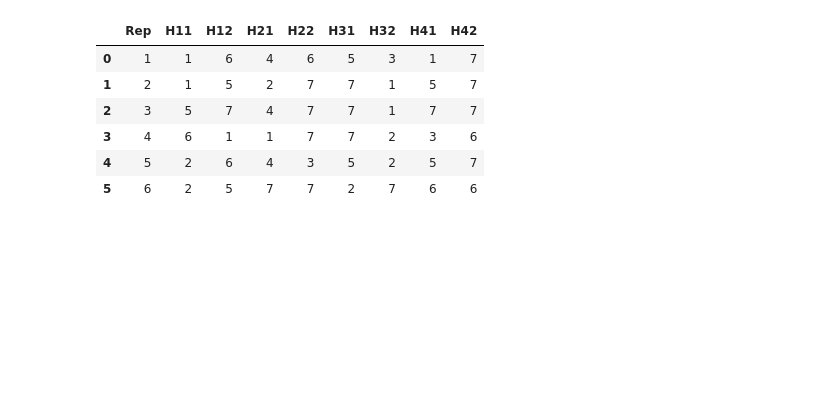
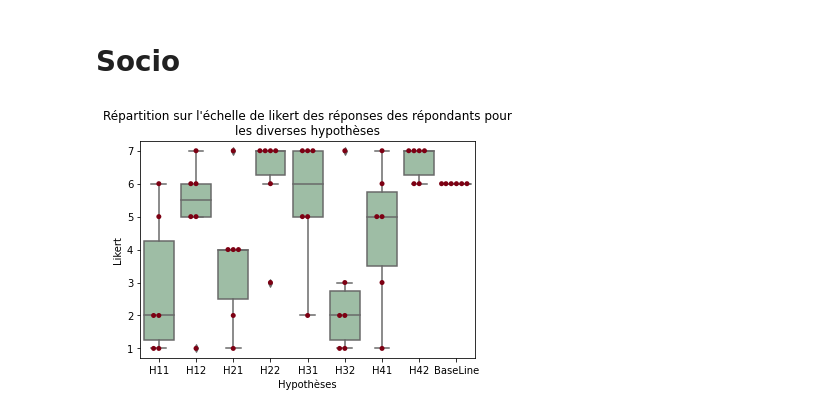
Before and after one commit to Fun-Stuff-Here/SSH3100-Sociologie-Equipe3, a Jupyter notebook: socio.ipynb, the cells around one changed output. Cells and saved outputs as stored; diff of their text form; code cells hidden in the pictures; blank space fills up the shorter version.

Commit message:
p value and plots

```diff
--- a/socio.ipynb
+++ b/socio.ipynb
@@ -1,14 +1,28 @@
+# %% [markdown]
+# Socio
 # %%
 import pandas as pd
 
 df = pd.read_csv("data.csv")
-# %%
-df
-# %% [output]
-|  | Rep | H11 | H12 | H21 | H22 | H31 | H32 | H41 | H42 |
-| 0 | 1 | 1 | 6 | 4 | 6 | 5 | 3 | 1 | 7 |
-| 1 | 2 | 1 | 5 | 2 | 7 | 7 | 1 | 5 | 7 |
-| 2 | 3 | 5 | 7 | 4 | 7 | 7 | 1 | 7 | 7 |
-| 3 | 4 | 6 | 1 | 1 | 7 | 7 | 2 | 3 | 6 |
-| 4 | 5 | 2 | 6 | 4 | 3 | 5 | 2 | 5 | 7 |
-| 5 | 6 | 2 | 5 | 7 | 7 | 2 | 7 | 6 | 6 |
+# %%
+df.drop('Rep', axis=1)
+baseLine = [6] * 6
+df = df.assign(BaseLine=baseLine)
+# reshape the d dataframe suitable for statsmodels package
+df_melt = pd.melt(df.reset_index(), id_vars=['index'], value_vars=['H11', 'H12','H21', 'H22','H31', 'H32','H41', 'H42', 'BaseLine'])
+# replace column names
+df_melt.columns = ['index', 'Hypothèses', 'Likert']
+
+# generate a boxplot to see the data distribution by treatments. Using boxplot, we can
+# easily detect the differences between different treatments
+import matplotlib.pyplot as plt
+import seaborn as sns
+from textwrap import wrap
+
+plotTitle = "Répartition sur l'échelle de likert des réponses des répondants pour les diverses hypothèses"
+ax = sns.boxplot(x="Hypothèses", y='Likert', data=df_melt, color='#99c2a2').set(title = "\n".join(wrap(plotTitle)))
+ax = sns.swarmplot(x="Hypothèses", y="Likert", data=df_melt, color='#7d0013')
+plt.savefig("BoxPlot.png", dpi=600)
+plt.show()
+# %% [output]
+[figure, added]
```
Also changed, not shown: parts of 5 cells of this notebook, 2 other files.
